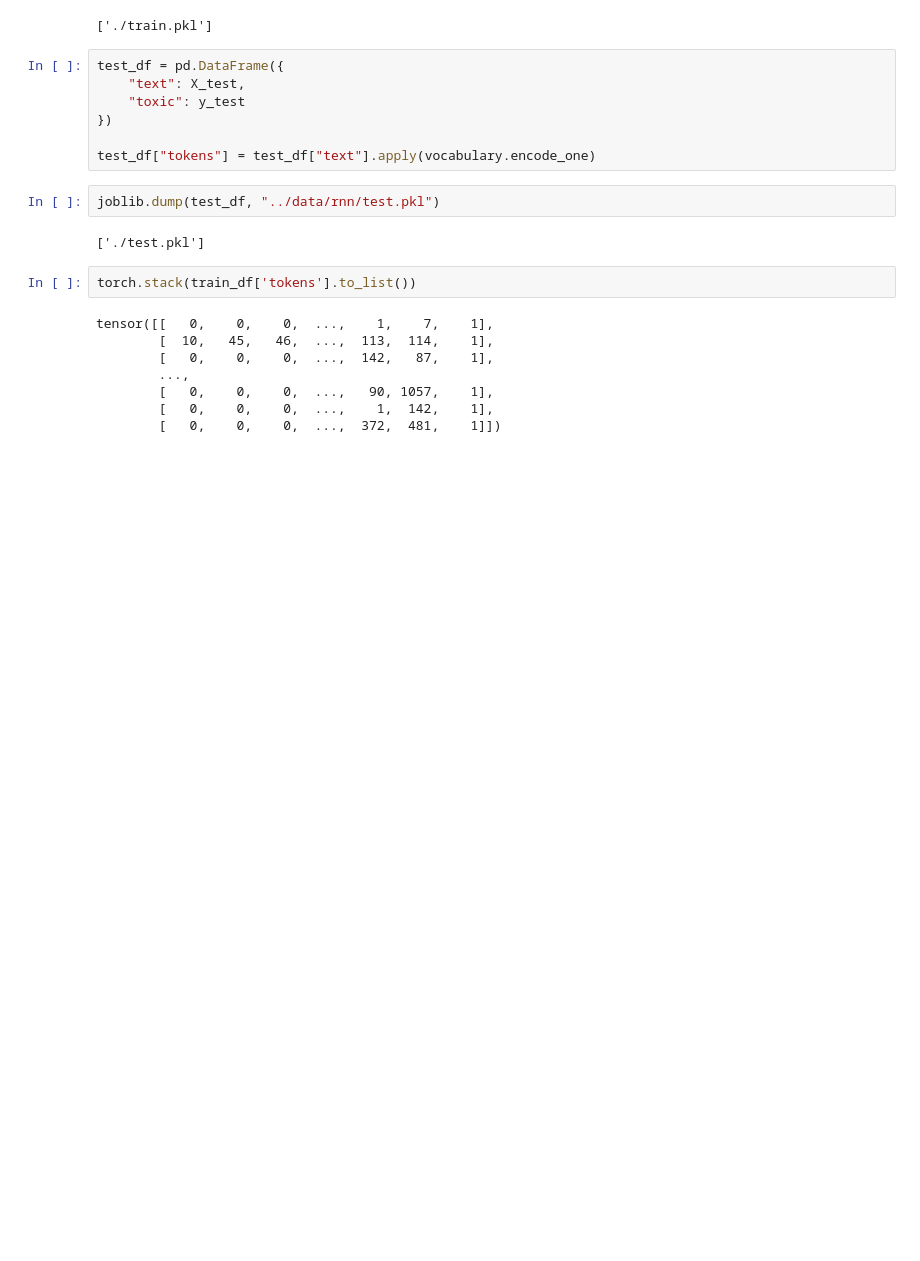
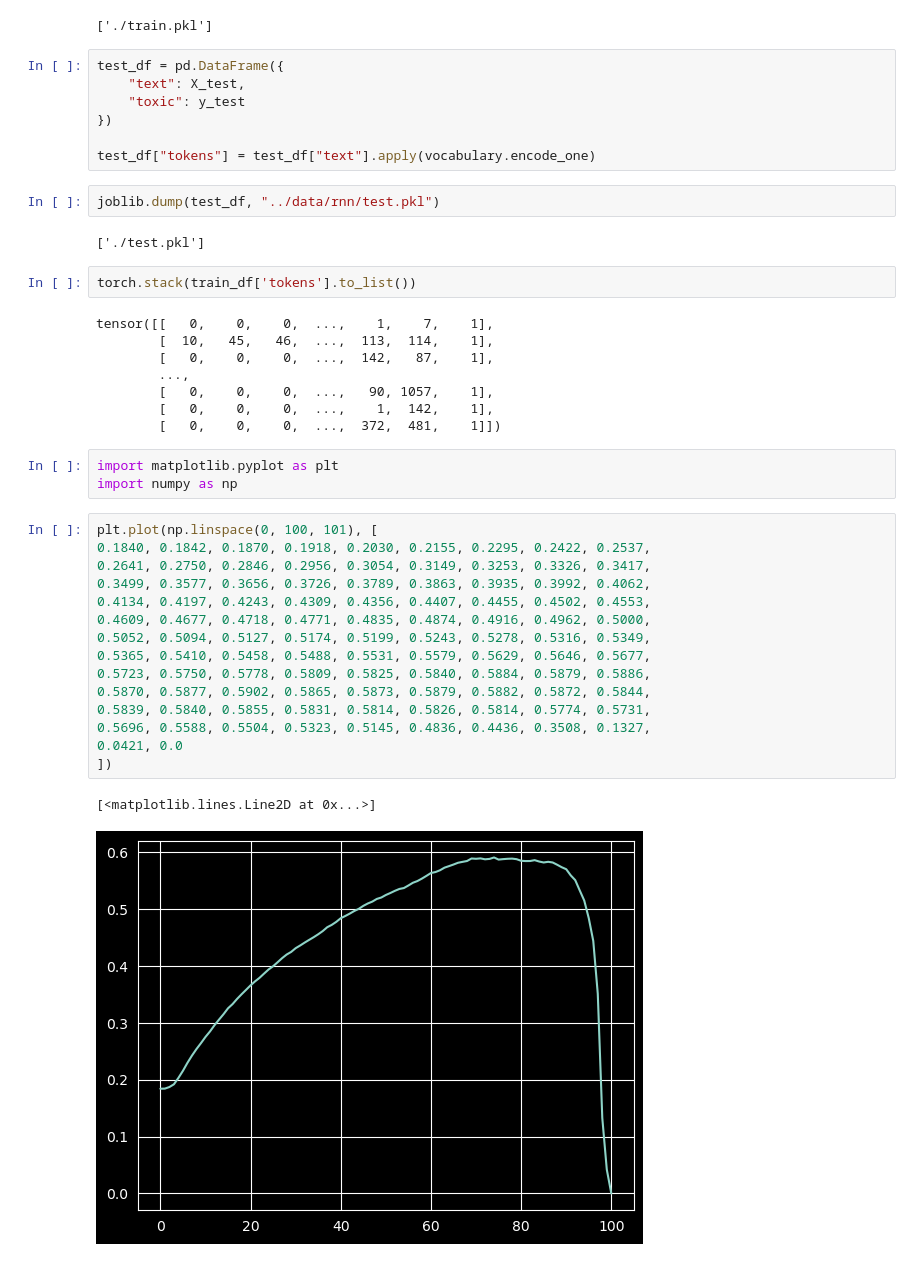
Before and after one commit to Lethar1c/ToxicCommentClassification, a Jupyter notebook: notebooks/exp003-RNN.ipynb, the cells around one changed output. Cells and saved outputs as stored; diff of their text form; blank space fills up the shorter version.

```diff
--- a/notebooks/exp003-RNN.ipynb
+++ b/notebooks/exp003-RNN.ipynb
@@ -79,3 +80,24 @@ tensor([[   0,    0,    0,  ...,    1,    7,    1],
         [   0,    0,    0,  ...,   90, 1057,    1],
         [   0,    0,    0,  ...,    1,  142,    1],
         [   0,    0,    0,  ...,  372,  481,    1]])
+# %%
+import matplotlib.pyplot as plt
+import numpy as np
+# %%
+plt.plot(np.linspace(0, 100, 101), [
+0.1840, 0.1842, 0.1870, 0.1918, 0.2030, 0.2155, 0.2295, 0.2422, 0.2537,
+0.2641, 0.2750, 0.2846, 0.2956, 0.3054, 0.3149, 0.3253, 0.3326, 0.3417,
+0.3499, 0.3577, 0.3656, 0.3726, 0.3789, 0.3863, 0.3935, 0.3992, 0.4062,
+0.4134, 0.4197, 0.4243, 0.4309, 0.4356, 0.4407, 0.4455, 0.4502, 0.4553,
+0.4609, 0.4677, 0.4718, 0.4771, 0.4835, 0.4874, 0.4916, 0.4962, 0.5000,
+0.5052, 0.5094, 0.5127, 0.5174, 0.5199, 0.5243, 0.5278, 0.5316, 0.5349,
+0.5365, 0.5410, 0.5458, 0.5488, 0.5531, 0.5579, 0.5629, 0.5646, 0.5677,
+0.5723, 0.5750, 0.5778, 0.5809, 0.5825, 0.5840, 0.5884, 0.5879, 0.5886,
+0.5870, 0.5877, 0.5902, 0.5865, 0.5873, 0.5879, 0.5882, 0.5872, 0.5844,
+0.5839, 0.5840, 0.5855, 0.5831, 0.5814, 0.5826, 0.5814, 0.5774, 0.5731,
+0.5696, 0.5588, 0.5504, 0.5323, 0.5145, 0.4836, 0.4436, 0.3508, 0.1327,
+0.0421, 0.0
+])
+# %% [output]
+[<matplotlib.lines.Line2D at 0x...>]
+[figure, added]
```
Also changed, not shown: parts of 1 cell of this notebook, 1 other file.
